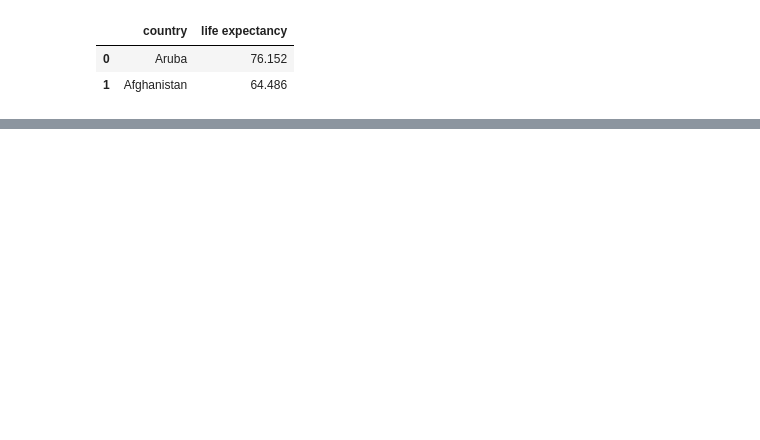
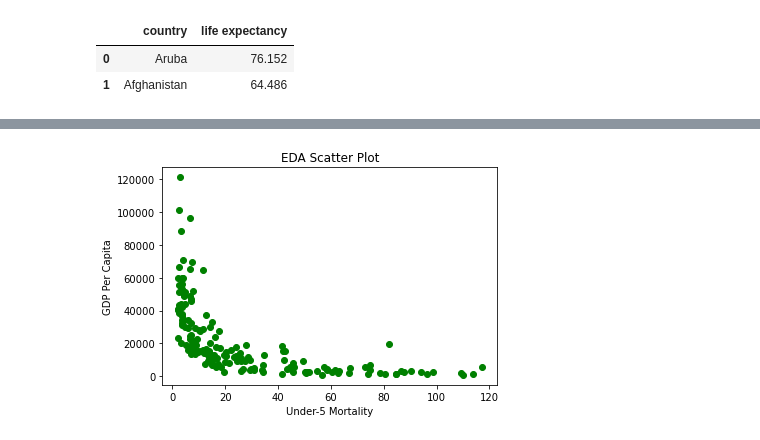
Before and after one commit to maxsmith25/infant_under_five_mortality, a Jupyter notebook: Analysis.ipynb, the cells around one changed output, grey strips where cells are left out. Cells and saved outputs as stored; diff of their text form; code cells hidden in the pictures; blank space fills up the shorter version.

```diff
--- a/Analysis.ipynb
+++ b/Analysis.ipynb
@@ -53,0 +168,11 @@ life_expectancy_data.head(2)
+# %%
+def FillGdpPerCapita(x):
+    if (len(GDP_per_capita_data['gdp per cap'][GDP_per_capita_data['country'] == x]) == 1):
+        return GDP_per_capita_data['gdp per cap'][GDP_per_capita_data['country'] == x]
+    else :
+        return float('NaN')
+# %%
+data["gdp per cap"] = -1
+# %%
+for i in range(len(data)):
+    data['gdp per cap'][i] = FillGdpPerCapita(data['country'][i])
@@ -53,0 +194,2 @@ life_expectancy_data.head(2)
+# %%
+data = data.dropna()
@@ -53,0 +205,8 @@ life_expectancy_data.head(2)
+# %%
+plt.scatter(data.mortality, data["gdp per cap"], c = "green")
+plt.xlabel("Under-5 Mortality")
+plt.ylabel("GDP Per Capita")
+plt.title("EDA Scatter Plot")
+plt.show()
+# %% [output]
+[figure, added]
```
Also changed, not shown: parts of 67 cells of this notebook, 1 other file.
